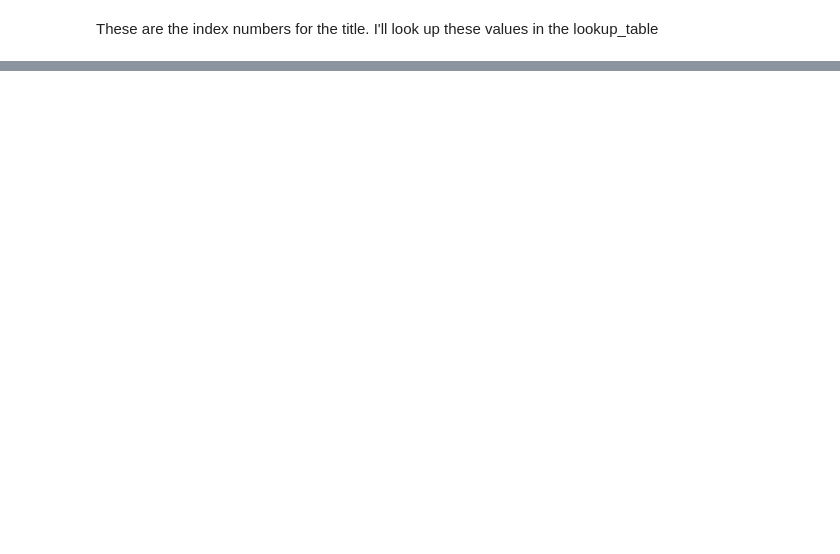
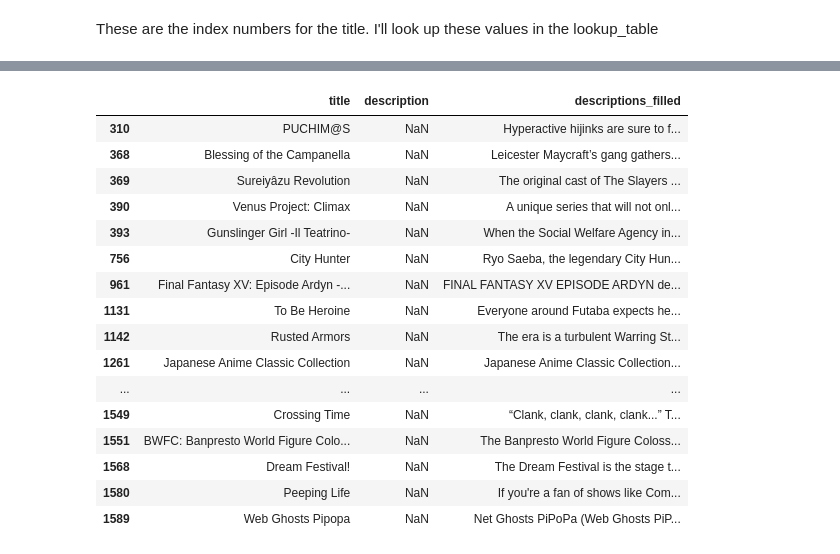
Before and after one commit to Garretthall27/Crunchyroll-Recommender-System, a Jupyter notebook: Data_cleaning.ipynb, the cells around one changed output, grey strips where cells are left out. Cells and saved outputs as stored; diff of their text form; code cells hidden in the pictures; blank space fills up the shorter version.

```diff
--- a/Data_cleaning.ipynb
+++ b/Data_cleaning.ipynb
@@ -668,0 +1053,63 @@ lookup_table.iloc[:11]
+# %%
+# create dictionary for descriptions
+descriptions_dict = {
+    'PUCHIM@S': "Hyperactive hijinks are sure to follow when the idol girls of 765 Productions discover chibis with adorable abilities.",
+    'Blessing of the Campanella': "Leicester Maycraft’s gang gathers to watch a meteor shower. After one of the stars crashes into a church, Maycraft discovers a sleeping girl.",
+    'Sureiyâzu Revolution': "The original cast of The Slayers is reunited for the first time in over a decade in The Slayers Revolution! Lina’s gang goes head-to-head with Pokota, a little furball with a big destructive streak! But there’s more to Pokota than anyone knows, and if Lina can get to the bottom of his habit of blowing stuff up, she could end up with an awesome new ally!",
+    'Venus Project: Climax': "A unique series that will not only pit 2D idols against each other, but also features voice actresses competing in live challenges.",
+    'Gunslinger Girl -Il Teatrino-': "When the Social Welfare Agency investigates the disappearance of an operative, their inquiry leads them right into the lair of their rival, the Five Republics. The assassin Triela infiltrates the hostile organization, but her search is cut short when she finds herself staring down the barrel of a gun",
+    'City Hunter': "Ryo Saeba, the legendary City Hunter, is a first-class sweeper for hire, taking on jobs from protecting beautiful women to taking out bad guys permanently. He can be a private detective or hitman, whatever the case calls for, and it often requires the use of his superhuman marksmanship. But even so, Ryo can’t do it alone. His partner is Kaori Makimura, the younger sister of his murdered best friend. Kaori serves as his assistant, while also protecting their attractive clients from Ryo’s \“mokkori\” advances with her trusty supply of 100 ton hammers.",
+    'Final Fantasy XV: Episode Ardyn -Prologue-': "FINAL FANTASY XV EPISODE ARDYN depicts the story of Ardyn Izunia, the main nemesis in FINAL FANTASY XV. The story of suffering, death, and resurrection leading up to the main story in FFXV. This animation reveals the story two millennia ago",
+    'To Be Heroine': "Everyone around Futaba expects her to grow up and become an adult, and she's lost the ability to keep herself mentally balanced. At the bottom of her heart, her childish self is still there, and still strong. One day she wanders into another dimension, a world where the light has been lost, and darkness rules. The people there exist as babies wearing only their underpants. The clothes they wear can be summoned as powerful fighters called SpiCloths. In this world, a battle was being fought between light and darkness",
+    'Rusted Armors': 'The era is a turbulent Warring States period in Hinomoto. Kinokuni, the unexplored region of the mountains and the sea. In the depths of this deep forest, there is a group using "Yatagarasu" as their flag symbol and using guns as weapons. Their name is "Saikashu". It is "Magoichi" who arrived from a foreign country that inherited the name as the head of Saikashu. On the other hand, "Saburo" quickly senses the signs of aggression from the European powers and struggles to protect Hinomoto.The fate of the two who would not meet originally will be crossed by the fight against the invaders who came from a foreign country ─!',
+    'Japanese Anime Classic Collection': "Japanese Anime Classic Collection is a set of vintage anime presents 55 titles from the 1920s and 1930s, the Golden Age of Japanese silent film.",
+    'SD Gundam World: Sangoku Souketsuden': 'A mysterious trinity called the “Etiolation Trinity” has been spreading across the land for the past several years, and the BUGs, who lose their self of self, start attacking Mobile Suits one after the next. In order to protect themselves from the BUGs coming to attack them, the remaining Mobile Suits are forced to live inside city strongholds. However, behind the fortifications, after the death of the former lord, the lord Dong Zhuo is as domineering as can be. As if led by fate, after meeting Guan Yu Nu Gundam and Zhang Fei God Gundam, Liu Bei Unicorn Gundam resolves to save the world',
+    "Kaasan Mom's Life": "A sidesplitting essay in animation that depicts the simple everyday life of career-committed mother and her rather out of standard family set in contemporary Japan.",
+    'THE IDOLM@STER SideM Wakeatte Mini!': "From \"THE iDOLM@STER: SideM\" franchise which spawned a game, live shows, and comics, comes a short anime featuring the idols from 315 Production in mini form. The total number of idols on the show... is all 46 of them! Director Mankyu, who is a regular for THE iDOLM@STER series (\"Puchimasu!" "THE iDOLM@STER Cinderella Girls Theater\"), brings you the cool and cute daily lives of the idols to all the producers out there.",
+    'The Melody of Oblivion': "This takes place in the 20th century where the Monsters have succeeded in defeating the humans through a violent war. The Monsters rule the earth in the 20th century with no one recalling what had happened in the past. Bocca, is a teenage boy who chooses the path of becoming the Warrior.",
+    'PES: Peace Eco Smile': "It takes place in Kichijoji, one of the most popular cities in Japan. Pes saves Kurumi when she almost falls into the pond of Iinokashira Park. Pes falls in love with Kurumi as soon as she kisses him. Pes starts working as a part-time in the flower shop and begins his adventures on Earth.",
+    'Shounen Ashibe Go! Go! Goma-chan': "A comedy manga, \"Shonen Ashibe,\" that follows the friendship between baby spotted seal Goma-chan and first-grade student Ashiya Ashibe. First serialized in 1988 and adapted to anime in 1991, the adorable Goma-chan created a massive following and a spotted seal boom. This spring, Goma-chan returns to \"Tentere Anime.\" A cute, pleasant story of Ashibe and Goma-chan and their unusual school and their neighbors. Sometimes endearing, sometimes bizarre, it's a fun anime for the whole family!",
+    'Tantei Team KZ Jiken Note': "Tantei Team KZ Jiken Note centers on sixth grader Aya Tachibana who worries about friends, family, grades, and more. One day, she joins the Detective Team KZ with four very unique boys that she met in cram school: Kazuomi Wakatake, Takakazu Kuroki, Kazunori Uesagi, and Kazuhiko Kozuka.",
+    'Days of Urashimasakatasen': "School life -- it's an experience that everyone should have, and no one should take for granted. Of course, everyone knows that the most enviable way to spend high school is as the most popular person in class. Transfer student Urata has decided that his high school debut will be brilliant, and as he reaches nervously for the door -- it happens. In his way stand fellow high school students Shima, Sakata, and Senra! Are they enemies? Allies? Or something else entirely?! This heart-pounding transfer school youth story is about to begin!",
+    'SENGOKUCHOJYUGIGA': "Popular young actors and a unique cast come together to have fun messing around and playing the roles of samurai generals. SENGOKUCHOJYUGIGA is an anime that plays around with both Japan's history and the generals of Japan's sengoku period!",
+    'World Fool News': "Takahashi is transferred to a main anchor of a news program, which is known for being a little...weird. This is a comedy about somewhat ridiculous happenings occurring at a broadcasting station.",
+    'Ikemen Sengoku: Toki wo Kakeru ga Koi wa Hajimaranai': "My name is Sasuke. I was a college student, but one day I fell into a time slip back to the Sengoku Period. What's more is that this Sengoku Period is nothing like what I learned about in the history books... The much anticipated anime version of the popular romance game \"Ikémen Sengoku\"! A high-tension Sengoku comedy interlaced with adorable generals.",
+    'Forest Fairy Five': "A beautiful nation, prospering since ancient times, Japan is now known as the Anime Kingdom. There are more than just humans living there; animes truly do exist in Japan. Past the Fairy Ring, to the world of fairies, live anime-chans. There's a Fairy Ring in your town, too. Here. And there. Even in Harajuku. Maybe even in the Ashigara mountains. By some chance, we'll open that door. And we might get to meet the anime-chans. This is the land where you get to meet anime-chans.",
+    'Lychee Light Club': "The cramped town of Keiko-cho is stained black with factory exhaust and oil. Late one night, a piercing whistle echoes from some ruins in a seemingly empty corner of the town, accompanied by the eerie echoes of harsh words spoken in German. The sounds come from a group of nine boys dressed in the starched collars and caps of high school uniforms. There in the darkness stands a secret base built by these nine boys under the leadership of Zera, the \"king of the ruins,\" known as the Light Club. Get the manga by Vertical!",
+    'Tabimachi Late Show': "Comix Wave Films is producing four episodes with the theme of “goodbyes and journeys,” entitled “Recipe,” “Transistor Smartphone,” “Summer Festival,” and “Clover”, as part of the Ultra Super Anime Time programming block broadcast in Japan.",
+    'Demian, o Justiceiro': "A story about an elite government team that pilots a five into one super robot fighting force. They are called to take down their robot’s creator who is now a terrorist. ",
+    'Lovely Muuuuuuuco!': "Muco is the sweetest, most lovable dog in the neighborhood. This sparkly-nosed Shiba Inu lives with her owner and best friend, Komatsu, a glassblower who lives in the mountains. These two companions have wonderful adventures, from going on walks to playing in the pond in front of their house. No matter where they go or what they do, Muco will always love her best friend Komatsu!",
+    'The Nameko Families': "A home drama centering around protagonist \"Nameko.\" Amusing family anecdotes, surprising and funny events, and a little bit of tear-jerking in the warm, everyday lives of the Nameko family.",
+    'The Sprites of Floria': "After an invasion by the Vivolian army, the Sprite Himawari and her childhood friend Tsubaki flee their homeland of Floria for the town of Romton. There, they live out their lives in peace... for a time. One day, Himawari's friend and fellow Sprite Ajisai is kidnapped by mysterious strangers. Now Himawari and detective Tsubaki set out to rescue her, but find the dreaded Vivolians standing in their way!",
+    'Crossing Time': "“Clank, clank, clank, clank...” Today, the railroad crossing bar goes down again, stopping someone on their way somewhere. The various stories of youth, eros, art, first love, etc that occur during the time spent waiting at a railroad crossing... All railroad crossings, all the time. Bringing you a variety of short stories about railroad crossings!",
+    'BWFC: Banpresto World Figure Colosseum': "The Banpresto World Figure Colosseum pits 12 of the world's best sculptors against each other to see who can sculpt the ultimate Dragon Ball Z and One Piece figures. Witness the birth of Banpresto’s next generation of toys before they hit the shelves. And, be sure to cast your vote at BanprestoWFC.com. Hosted by VampyBitMe and ninjamikey.",
+    'Dream Festival!': "The Dream Festival is the stage that all idols dream of singing on, with their professional debut on the line. In order to get there, idols work their hardest every day to perfect their performance... and the key to coming out on top is the Dream Festival Cards sent by fans to their favorite idols. Receiving these Cards makes the idols who make it to the stage shine even brighter. Now head to the Dream Festival with your Dream Festival Card in hand for the idol you love most!",
+    'Peeping Life': "If you're a fan of shows like Comedy Central's \"Shorties Watching Shorties\" and independent style animation, with a sharp sense of humor, this series is for you! Brought to you by CoMixWaveFilms, Peeping life presents hilarious shorts of animated rodoscoped skits by popular Japanese comic-duos. The Peeping Life series is currently airing on Japanese TV and Cruchyroll to rest of the world.",
+    'Web Ghosts Pipopa': "Net Ghosts PiPoPa (Web Ghosts PiPoPa) Web Ghosts PiPoPa is a comedic, action adventure of a boy who is swallowed into his cell phone and transported to the virtual world of the internet, where he befriends three internet ghosts: Pit, Pot and Pat."
+}
+# %%
+# filling in the null values with the values from the dict
+df2 = df.apply(lambda x: return_genre(x['title'], descriptions_dict) if pd.isnull(x['description']) else x['description'], axis=1)
+# %%
+# ass
+df['descriptions_filled'] = df2
+# %%
+df.loc[df['description'].isna()][['title','description','descriptions_filled']]
+# %% [output]
+|  | title | description | descriptions_filled |
+| 310 | PUCHIM@S | NaN | Hyperactive hijinks are sure to f... |
+| 368 | Blessing of the Campanella | NaN | Leicester Maycraft’s gang gathers... |
+| 369 | Sureiyâzu Revolution | NaN | The original cast of The Slayers ... |
+| 390 | Venus Project: Climax | NaN | A unique series that will not onl... |
+| 393 | Gunslinger Girl -Il Teatrino- | NaN | When the Social Welfare Agency in... |
+| 756 | City Hunter | NaN | Ryo Saeba, the legendary City Hun... |
+| 961 | Final Fantasy XV: Episode Ardyn -... | NaN | FINAL FANTASY XV EPISODE ARDYN de... |
+| 1131 | To Be Heroine | NaN | Everyone around Futaba expects he... |
+| 1142 | Rusted Armors | NaN | The era is a turbulent Warring St... |
+| 1261 | Japanese Anime Classic Collection | NaN | Japanese Anime Classic Collection... |
+| ... | ... | ... | ... |
+| 1549 | Crossing Time | NaN | “Clank, clank, clank, clank...” T... |
+| 1551 | BWFC: Banpresto World Figure Colo... | NaN | The Banpresto World Figure Coloss... |
+| 1568 | Dream Festival! | NaN | The Dream Festival is the stage t... |
+| 1580 | Peeping Life | NaN | If you're a fan of shows like Com... |
+| 1589 | Web Ghosts Pipopa | NaN | Net Ghosts PiPoPa (Web Ghosts PiP... |
```
Also changed, not shown: parts of 65 cells of this notebook.
